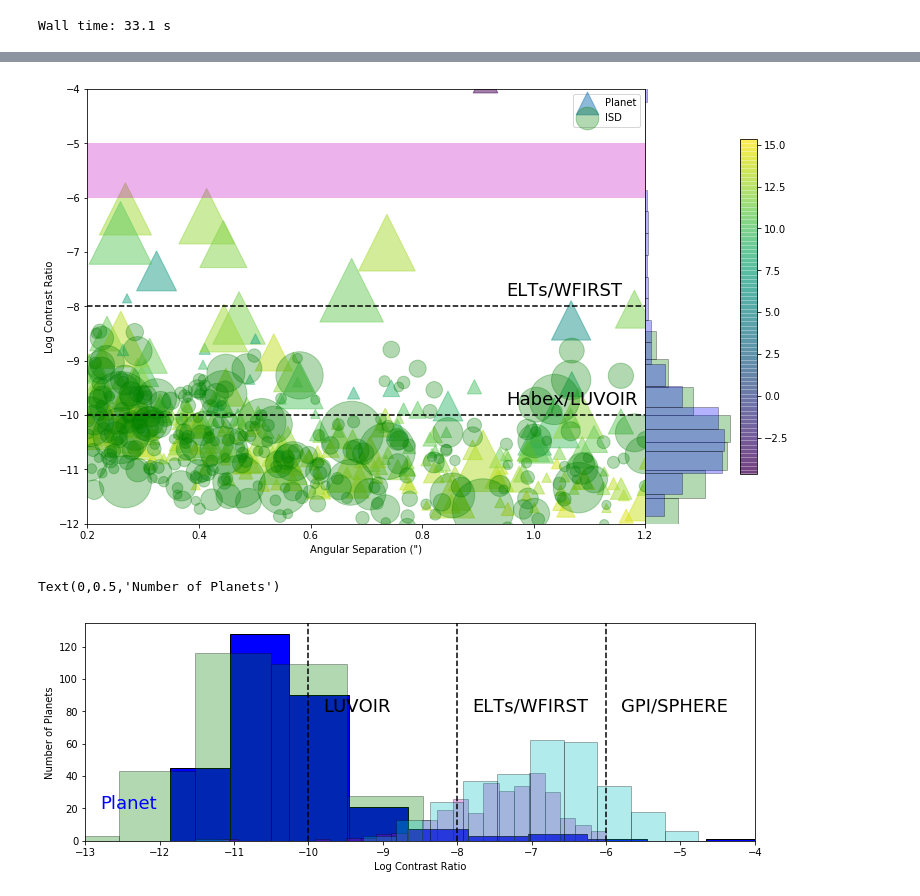
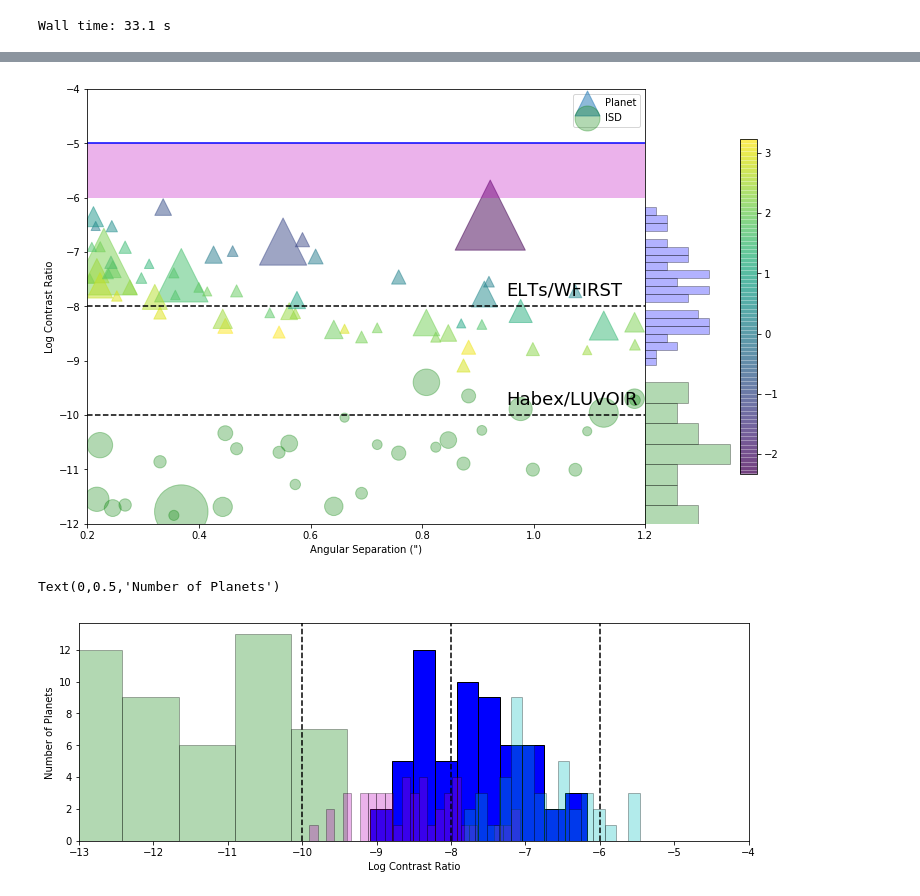
Before and after one commit to LoicNassif/CE-Irregular-Satellites, a Jupyter notebook: jupyter_examples/yield.ipynb, the cells around one changed output, grey strips where cells are left out. Drawn from its saved outputs; the diff is of its cells as text; code cells hidden in the pictures.

Commit message:
added more plots to yield

```diff
--- a/jupyter_examples/yield.ipynb
+++ b/jupyter_examples/yield.ipynb
@@ -344,8 +414,10 @@ vals, bins, patches = axarr[1].hist(logCRPlanet01, orientation='horizontal', bin
 %%time
 seed(0)
 M0 = 1.e-6*MEARTH
+dopt = 3.5 * PC
+star_type = "G2"
 Nsamples = 300
-CRscatSwarm0001, CRPlanet0001, a, d, Mplt, Imag = np.zeros(Nsamples), np.zeros(Nsamples), np.zeros(Nsamples), np.zeros(Nsamples), np.zeros(Nsamples), np.zeros(Nsamples)
+CRscatSwarm1e6, CRPlanet1e6, a, d, Mplt, Imag = np.zeros(Nsamples), np.zeros(Nsamples), np.zeros(Nsamples), np.zeros(Nsamples), np.zeros(Nsamples), np.zeros(Nsamples)
 for i in range(Nsamples):
-    CRscatSwarm0001[i], CRPlanet0001[i], a[i], d[i], Mplt[i], Imag[i] = sample(M0, dopt, lamb)
+    CRscatSwarm1e6[i], CRPlanet1e6[i], a[i], d[i], Mplt[i], Imag[i] = sample(M0, dopt, lamb, star_type)
 # %% [output]
@@ -358,16 +430,16 @@ cm = plt.cm.get_cmap('RdYlBu')
 contrast = np.ones(1000)*1.e-5
 contrastsep = np.linspace(0, 1.2, 1000)
 
-sep = a[mask]/d[mask]
-Imag1 = Imag[mask]
-logCRscatSwarm0001 = np.log10(CRscatSwarm0001[mask])
-logCRPlanet0001 = np.log10(CRPlanet0001[mask])
-Mcut = 4*Mplt[mask]/MEARTH
+sep1e6 = a[mask]/d[mask]
+Imag1e6 = Imag[mask]
+logCRscatSwarm1e6 = np.log10(CRscatSwarm1e6[mask])
+logCRPlanet1e6 = np.log10(CRPlanet1e6[mask])
+Mcut1e6 = 4*Mplt[mask]/MEARTH
 
 fig, axarr = plt.subplots(figsize=(12,8), ncols=2, gridspec_kw = {'width_ratios':[5, 1]}, sharey=True)
-sc = axarr[0].scatter(sep, logCRPlanet0001, c=Imag1, marker='^', s=Mcut, alpha=0.5, label="Planet")
-axarr[0].scatter(sep, logCRscatSwarm0001, c='g', s=Mcut, alpha=0.3, label="ISD")
-#axarr[0].plot(contrastsep, np.log10(contrast), 'b-')
+sc = axarr[0].scatter(sep1e6, logCRPlanet1e6, c=Imag1e6, marker='^', s=Mcut1e6, alpha=0.5, label="Planet")
+axarr[0].scatter(sep1e6, logCRscatSwarm1e6, c='g', s=Mcut1e6, alpha=0.3, label="ISD")
+axarr[0].plot(contrastsep, np.log10(contrast), 'b-')
 axarr[0].axhline(-8, color='k', linestyle='--')
 axarr[0].axhline(-10, color='k', linestyle='--')
 axarr[0].fill_between(np.linspace(0.2, 1.2, 10), -6, -5, facecolor='m', alpha=0.3)
@@ -385,32 +457,32 @@ plt.subplots_adjust(wspace=0)
 axarr[1].set_axis_off()
 
 nbins = 20
-vals, bins, patches = axarr[1].hist(logCRscatSwarm0001, orientation='horizontal', bins=nbins, facecolor='g', ec='k', alpha=0.3)
-vals, bins, patches = axarr[1].hist(logCRPlanet0001, orientation='horizontal', bins=nbins, facecolor='b', ec='k', alpha=0.3)
+vals, bins, patches = axarr[1].hist(logCRscatSwarm1e6, orientation='horizontal', bins=nbins, facecolor='g', ec='k', alpha=0.3)
+vals, bins, patches = axarr[1].hist(logCRPlanet1e6, orientation='horizontal', bins=nbins, facecolor='b', ec='k', alpha=0.3)
 # %% [output]
-[figure, old version]
+[figure, new version]
 # %%
 fig, ax = plt.subplots(figsize=(12,4))
-hist, edges, patches = ax.hist(logCRPlanet0001, facecolor='b', ec='k')
-hist, edges, patches = ax.hist(logCRscatSwarm0001, facecolor='g', ec='k', alpha=0.3)
+hist, edges, patches = ax.hist(logCRPlanet1e6, facecolor='b', ec='k')
+hist, edges, patches = ax.hist(logCRscatSwarm1e6, facecolor='g', ec='k', alpha=0.3)
 hist, edges, patches = ax.hist(logCRscatSwarm01, bins=25, facecolor='m', ec='k', alpha=0.3)
 hist, edges, patches = ax.hist(logCRscatSwarm1, bins=15, facecolor='c', ec='k', alpha=0.3)
 
 ax.axvline(-6, color='k', linestyle='--')
 ax.axvline(-8, color='k', linestyle='--')
 ax.axvline(-10, color='k', linestyle='--')
 
-ax.text(-12.8, 20, "Planet", color='b', fontsize=18)
-ax.text(-9.8, 80, "LUVOIR", color='k', fontsize=18)
-ax.text(-7.8, 80, "ELTs/WFIRST", color='k', fontsize=18)
-ax.text(-5.8, 80, "GPI/SPHERE", color='k', fontsize=18)
+# ax.text(-12.8, 20, "Planet", color='b', fontsize=18)
+# ax.text(-9.8, 80, "LUVOIR", color='k', fontsize=18)
+# ax.text(-7.8, 80, "ELTs/WFIRST", color='k', fontsize=18)
+# ax.text(-5.8, 80, "GPI/SPHERE", color='k', fontsize=18)
 
 #hist, edges, patches = ax.hist(logCRscat0001)
 #ax.fill_betweenx([0, 300], -6, -4, facecolor='m', alpha=0.3)
 #|ax.set_ylim([0, 250])
 ax.set_xlim([-13, -4])
 ax.set_xlabel('Log Contrast Ratio')
 ax.set_ylabel('Number of Planets')
 # %% [output]
 Text(0,0.5,'Number of Planets')
-[figure, old version]
+[figure, new version]
```
Also changed, not shown: parts of 13 cells of this notebook, 1 other file.
